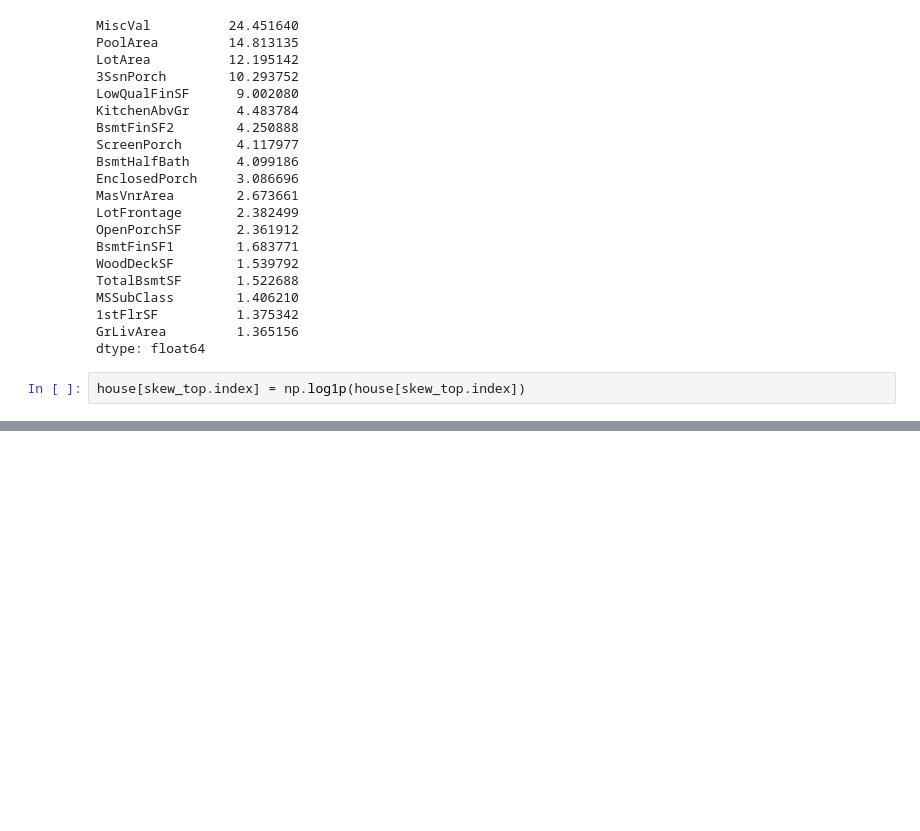
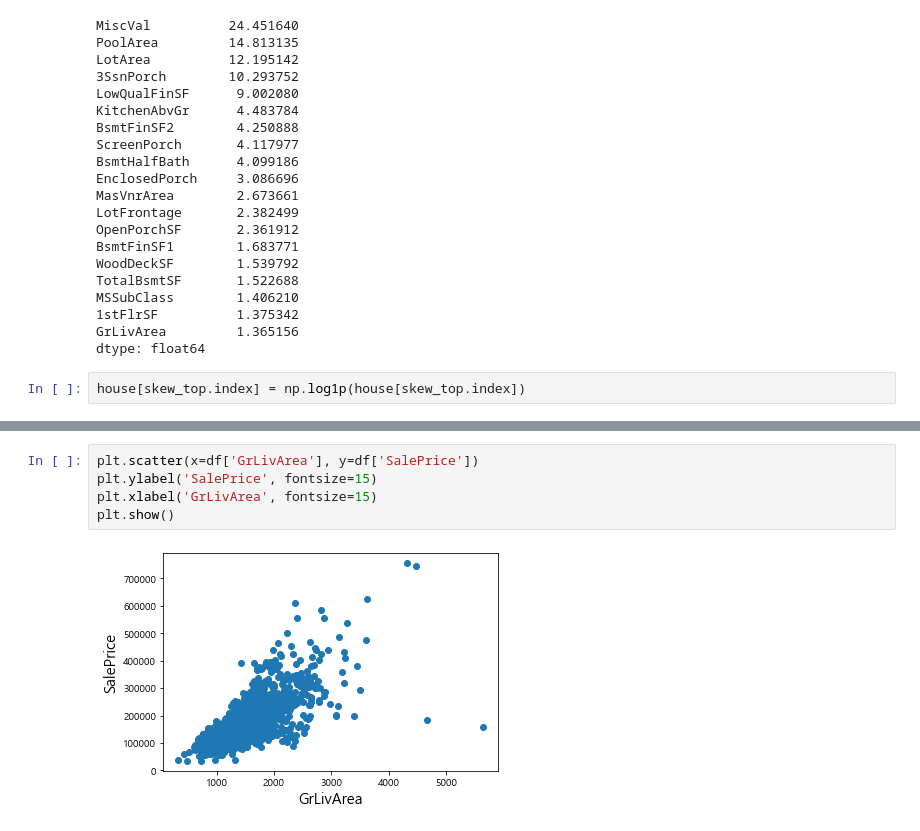
Before and after one commit to ksh960910/ML, a Jupyter notebook: house prices prediction_final.ipynb, the cells around one changed output, grey strips where cells are left out. Saved outputs shown, nothing was run; the diff lists cells and outputs as text; blank space fills up the shorter version.

```diff
--- a/house prices prediction_final.ipynb
+++ b/house prices prediction_final.ipynb
@@ -251,0 +260,7 @@ Lasso log 변환된 RMSE :  0.1136
+# %%
+plt.scatter(x=df['GrLivArea'], y=df['SalePrice'])
+plt.ylabel('SalePrice', fontsize=15)
+plt.xlabel('GrLivArea', fontsize=15)
+plt.show()
+# %% [output]
+[figure, added]
```
Also changed, not shown: parts of 13 cells of this notebook.
